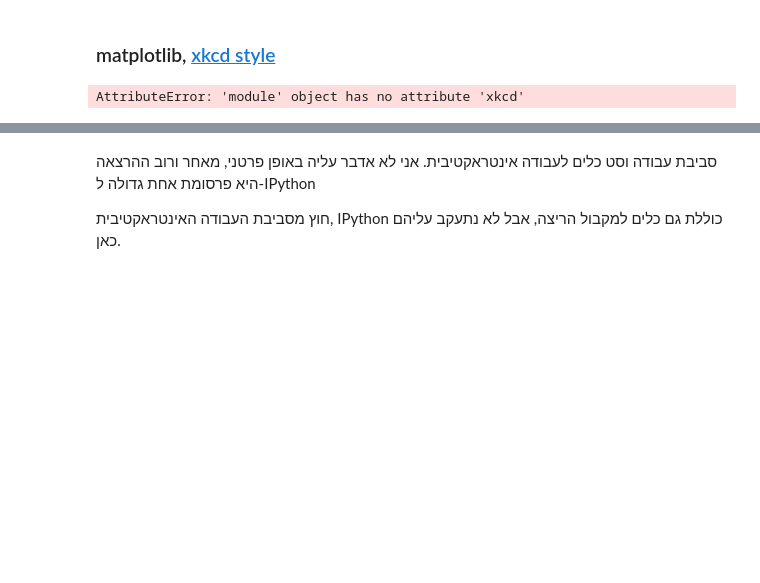
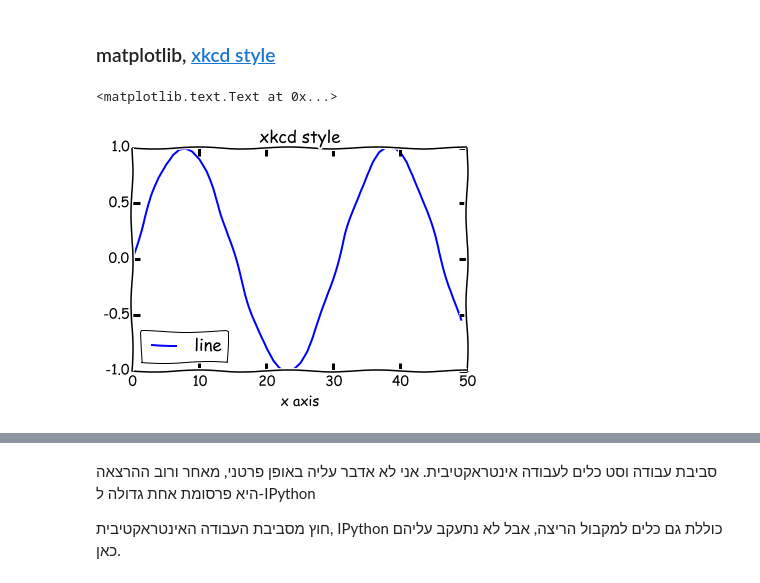
Before and after one commit to ronenabr/python_for_physicsits, a Jupyter notebook: notebooks/lecture6.ipynb, the cells around one changed output, grey strips where cells are left out. Drawn from its saved outputs; the diff is of its cells as text; code cells hidden in the pictures; blank space fills up the shorter version.

```diff
--- a/notebooks/lecture6.ipynb
+++ b/notebooks/lecture6.ipynb
@@ -424,11 +436,14 @@ plt.show()
 # %%
 import numpy as np
 import matplotlib.pyplot as plt
 plt.xkcd()
-plt.plot(sin(linspace(0,10)))
+plt.plot(sin(linspace(0,10)),label="line")
 plt.title("xkcd style")
+plt.legend(loc="best")
+plt.xlabel("x axis")
 # %% [output]
-AttributeError: 'module' object has no attribute 'xkcd'
+<matplotlib.text.Text at 0x...>
+[figure, added]
 # %% [markdown]
 # סביבת העבודה, [IPython](http://ipython.org/)
 
```
Also changed, not shown: parts of 57 cells of this notebook, 5 other files.
